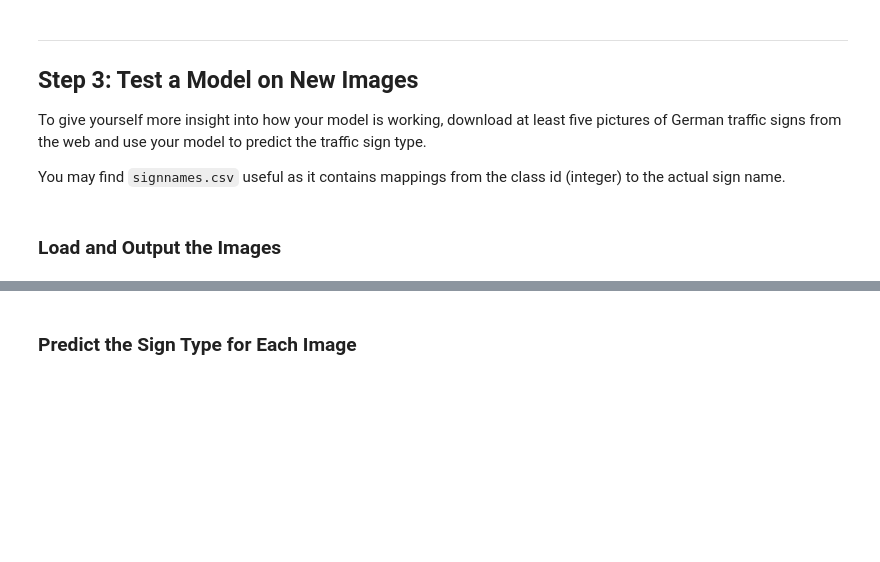
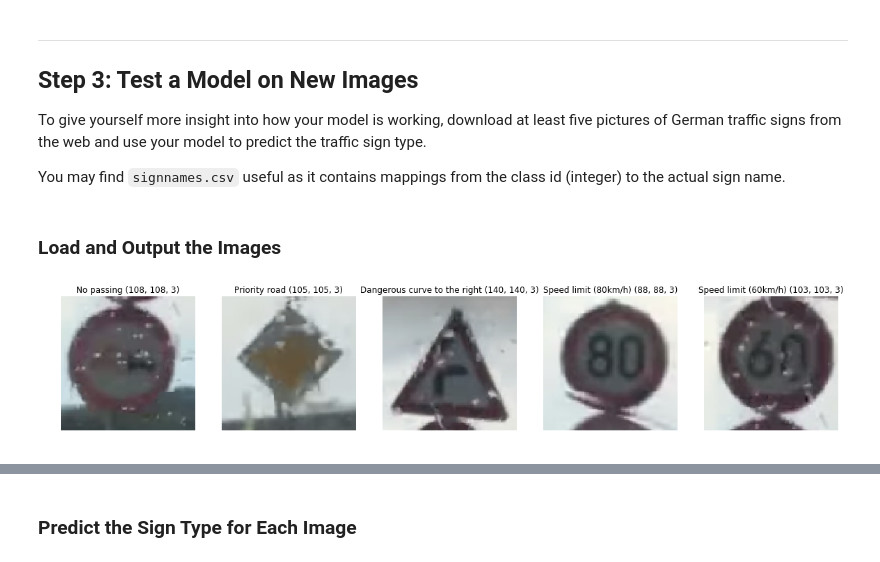
Before and after one commit to musa-atlihan/CarND-German-Traffic-Sign-Classifier-Project, a Jupyter notebook: Traffic_Sign_Classifier.ipynb, the cells around one changed output, grey strips where cells are left out. Cells and saved outputs as stored; diff of their text form; code cells hidden in the pictures; blank space fills up the shorter version.

```diff
--- a/Traffic_Sign_Classifier.ipynb
+++ b/Traffic_Sign_Classifier.ipynb
@@ -591,0 +601,24 @@ You may find `signnames.csv` useful as it contains mappings from the class id (i
+# %%
+### Load the images and plot them here.
+### Feel free to use as many code cells as needed.
+names = {}
+with open('./signnames.csv') as f:
+    reader = csv.reader(f)
+    next(reader)
+    for row in reader:
+        names[int(row[0])] = row[1]
+img_paths = glob.glob('./collected-data/*.png')
+test_imgs = []
+plt.figure(figsize=(20,30))
+labels = [9, 12, 20, 5, 3]
+for i, path in enumerate(img_paths):
+    img = mpimg.imread(path)[:,:,0:3]
+    test_imgs.append(img)
+    plt.subplot(1,len(img_paths),i+1)
+    plt.imshow(img)
+    plt.title(names[labels[i]] + ' ' + str(img.shape))
+    plt.axis('off')
+plt.show()
+plt.close()
+# %% [output]
+[figure, added]
```
Also changed, not shown: parts of 12 cells of this notebook.
